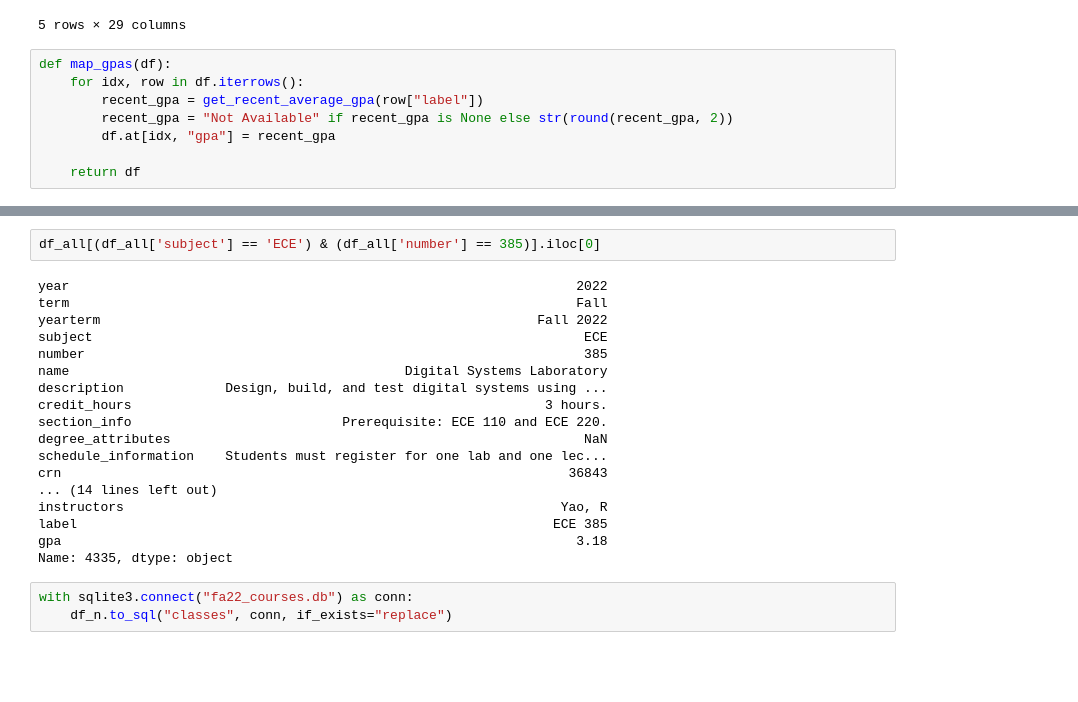
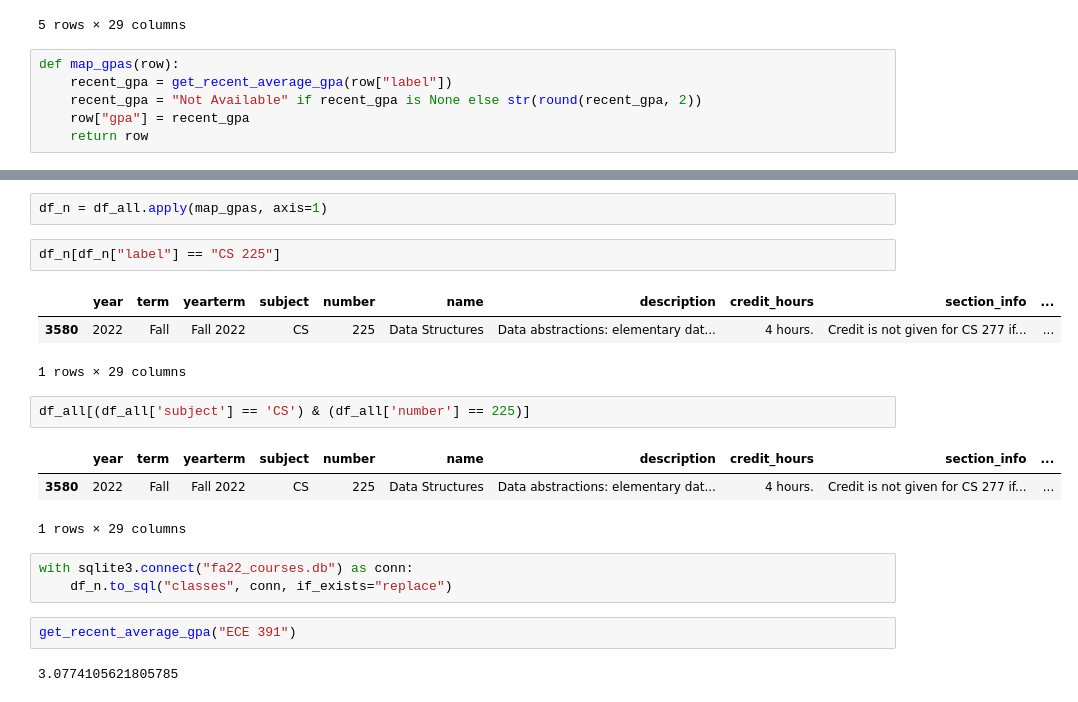
Before and after one commit to timot3/uiuc-course-api, a Jupyter notebook: data/data_processing.ipynb, the cells around one changed output, grey strips where cells are left out. Saved outputs shown, nothing was run; the diff lists cells and outputs as text; blank space fills up the shorter version.

Commit message:
Use apply instead of for loop to fix bugs

```diff
--- a/data/data_processing.ipynb
+++ b/data/data_processing.ipynb
@@ -219,10 +219,8 @@ df_exp
 | 17 | 2022 | Fall | Fall 2022 | AAS | 275 | The Politics of Fashion | Same as GWS 275. See GWS 275. | 3 hours. | Same as GWS 275. See GWS 275. | ... |
 5 rows × 29 columns
 # %%
-def map_gpas(df):
-    for idx, row in df.iterrows():
-        recent_gpa = get_recent_average_gpa(row["label"])
-        recent_gpa = "Not Available" if recent_gpa is None else str(round(recent_gpa, 2))
-        df.at[idx, "gpa"] = recent_gpa
-
-    return df
+def map_gpas(row):
+    recent_gpa = get_recent_average_gpa(row["label"])
+    recent_gpa = "Not Available" if recent_gpa is None else str(round(recent_gpa, 2))
+    row["gpa"] = recent_gpa
+    return row
@@ -246,23 +227,21 @@ df_n
+# %%
+df_n = df_all.apply(map_gpas, axis=1)
+# %%
+df_n[df_n["label"] == "CS 225"]
+# %% [output]
+|  | year | term | yearterm | subject | number | name | description | credit_hours | section_info | ... |
+| 3580 | 2022 | Fall | Fall 2022 | CS | 225 | Data Structures | Data abstractions: elementary dat... | 4 hours. | Credit is not given for CS 277 if... | ... |
+1 rows × 29 columns
 # %%
-df_all[(df_all['subject'] == 'ECE') & (df_all['number'] == 385)].iloc[0]
+df_all[(df_all['subject'] == 'CS') & (df_all['number'] == 225)]
 # %% [output]
+|  | year | term | yearterm | subject | number | name | description | credit_hours | section_info | ... |
+| 3580 | 2022 | Fall | Fall 2022 | CS | 225 | Data Structures | Data abstractions: elementary dat... | 4 hours. | Credit is not given for CS 277 if... | ... |
-year                                                                 2022
-term                                                                 Fall
-yearterm                                                        Fall 2022
-subject                                                               ECE
-number                                                                385
-name                                           Digital Systems Laboratory
-description             Design, build, and test digital systems using ...
-credit_hours                                                     3 hours.
-section_info                           Prerequisite: ECE 110 and ECE 220.
-degree_attributes                                                     NaN
-schedule_information    Students must register for one lab and one lec...
-crn                                                                 36843
-... (14 lines left out)
-instructors                                                        Yao, R
-label                                                             ECE 385
-gpa                                                                  3.18
-Name: 4335, dtype: object
+1 rows × 29 columns
 # %%
 with sqlite3.connect("fa22_courses.db") as conn:
     df_n.to_sql("classes", conn, if_exists="replace")
+# %%
+get_recent_average_gpa("ECE 391")
+# %% [output]
+3.0774105621805785
```
Also changed, not shown: parts of 3 cells of this notebook, 1 other file.
